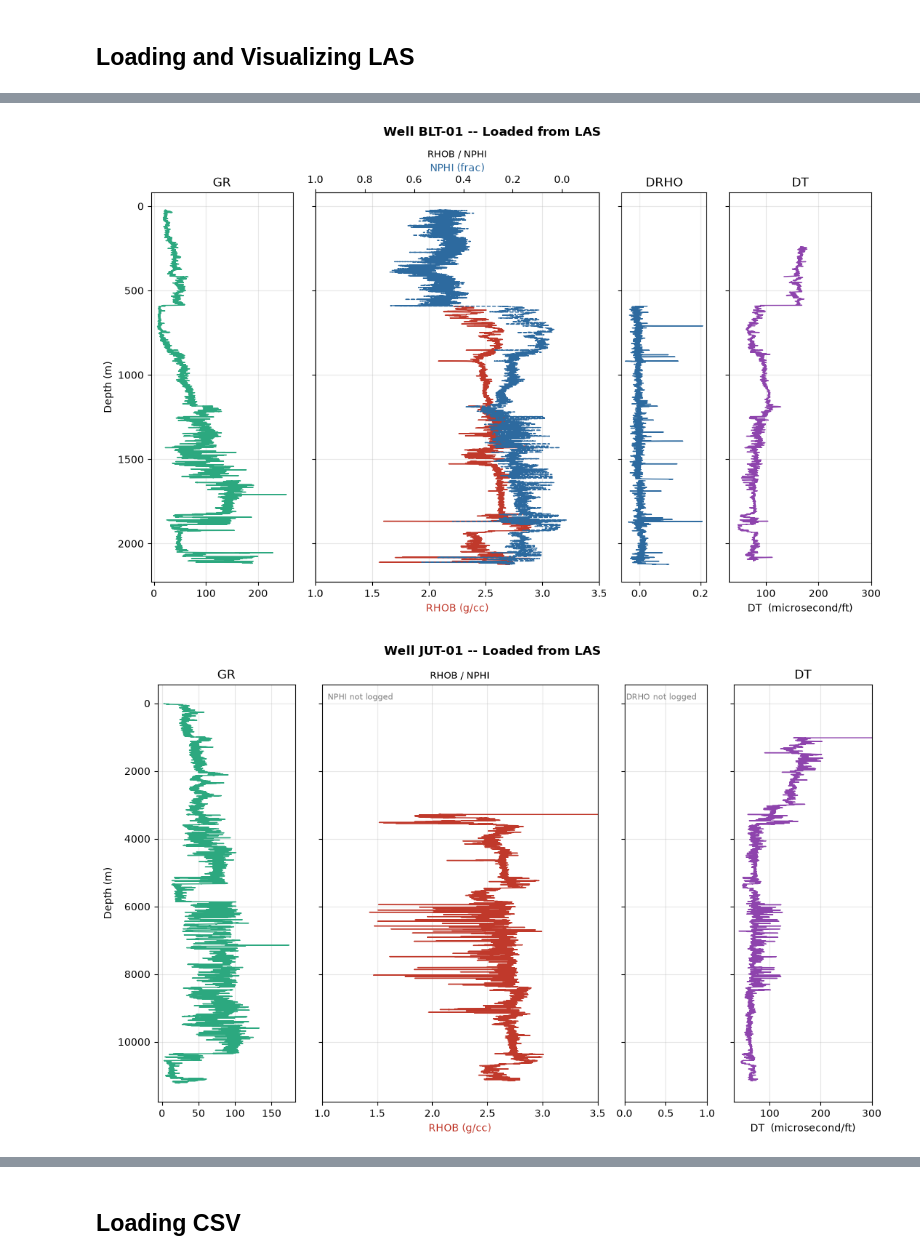
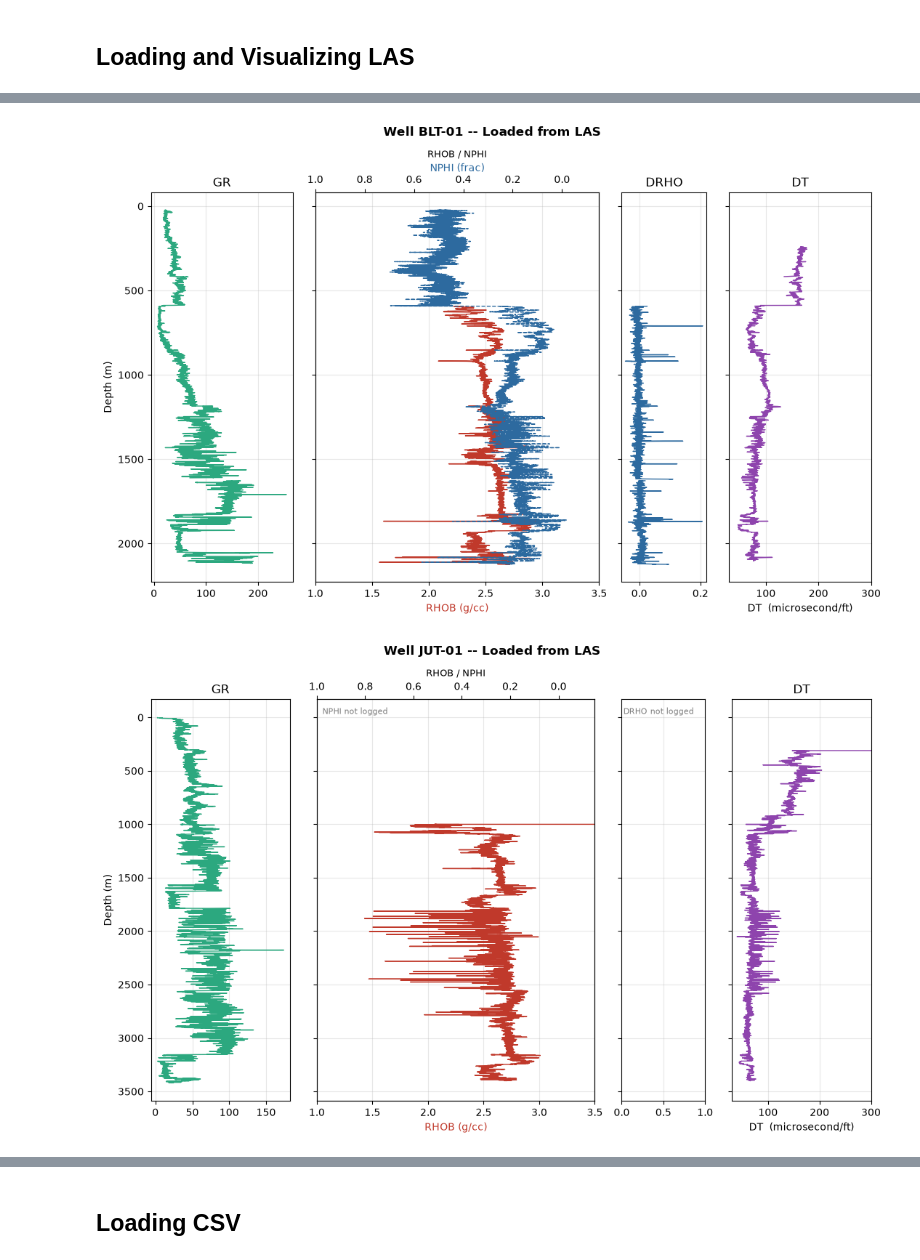
Before and after one commit to sadaraka-kadi/probable-eureka, a Jupyter notebook: notebooks/01_data_exploration.ipynb, the cells around one changed output, grey strips where cells are left out. Cells and saved outputs as stored; diff of their text form; code cells hidden in the pictures.

```diff
--- a/notebooks/01_data_exploration.ipynb
+++ b/notebooks/01_data_exploration.ipynb
@@ -30,9 +31,7 @@ dfs_las = {}
 
 for well in well_names:
     las = lasio.read(RAW / f"{well}.las")
-    df_las = las.df()
-    df_las.index.name = "MD"
-    df_las = df_las.reset_index()
+    df_las = las.df().reset_index()
 
     dfs_las[well] = df_las
 
@@ -59,52 +93,53 @@ Columns: ['MD', 'GR', 'DT', 'RHOB', 'DRHO', 'NPHI']
 # %%
-# GR, RHOB, NPHI, DRHO, DT/DTC logs plotted
+# GR, RHOB, NPHI, DRHO, DTC logs plotted
 for well in well_names:
     df_las = dfs_las[well]
 
-    df_las_clean = df_las.sort_values("MD")
+    depth_col = "MD_m"
+    df_las_clean = df_las.reset_index().sort_values(depth_col)
+    dfs_las[well] = df_las_clean
 
     fig, axes = plt.subplots(1, 4, figsize=(11, 7), sharey=True, gridspec_kw={"width_ratios": [1, 2, 0.6, 1]})
     fig.suptitle(f"Well {well} -- Loaded from LAS", fontsize=12, fontweight="bold")
 
-    axes[0].plot(df_las_clean["GR"], df_las_clean["MD"], color="#2ca87f", linewidth=1)
+    axes[0].plot(df_las_clean["GR"], df_las_clean[depth_col], color="#2ca87f", linewidth=1)
     axes[0].set_label("GR (API)")
     axes[0].set_title("GR")
     axes[0].invert_yaxis()
     axes[0].set_ylabel("Depth (m)")
 
     ax2a = axes[1]
-    ax2a.plot(df_las_clean["RHOB"], df_las_clean["MD"], color="#c0392b", linewidth=1, label="RHOB")
+    ax2b = ax2a.twiny()
+    ax2a.plot(df_las_clean["RHOB"], df_las_clean[depth_col], color="#c0392b", linewidth=1, label="RHOB")
     ax2a.set_xlabel("RHOB (g/cc)", color="#c0392b")
 
     if "NPHI" in df_las_clean.columns:
-        ax2b = ax2a.twiny()
-        ax2b.plot(df_las_clean["NPHI"], df_las_clean["MD"], color="#2d6a9f", linewidth=1, linestyle="--", label="NPHI")
+        ax2b.plot(df_las_clean["NPHI"], df_las_clean[depth_col], color="#2d6a9f", linewidth=1, linestyle="--", label="NPHI")
         ax2b.set_xlabel("NPHI (frac)", color="#2d6a9f")
     else:
         ax2a.text(0.02, 0.98, "NPHI not logged", transform=ax2a.transAxes, va="top", fontsize=8, color="gray")
     axes[1].set_title("RHOB / NPHI", fontsize=9)
     ax2a.set_xlim(1.0, 3.5)
     ax2b.set_xlim(1.0, -0.15)
 
     if "DRHO" in df_las_clean.columns:
-        axes[2].plot(df_las_clean["DRHO"], df_las_clean["MD"], color="#2d6a9f", linewidth=1)
+        axes[2].plot(df_las_clean["DRHO"], df_las_clean[depth_col], color="#2d6a9f", linewidth=1)
         axes[2].set_label("DRHO  (g/cc)")
         axes[2].set_title("DRHO")
     else:
         axes[2].text(0.02, 0.98, "DRHO not logged", transform=axes[2].transAxes, va="top", fontsize=8, color="gray")
 
-    dt_col = "DT" if "DT" in df_las_clean.columns else ("DTC" if "DTC" in df_las_clean.columns else None)
-
-    axes[3].plot(df_las_clean[dt_col], df_las_clean["MD"], color="#8e44ad", linewidth=1)
-    axes[3].set_xlabel("DT  (microsecond/ft)")
-    axes[3].set_title("DT")
-    axes[3].set_xlim(30, 300)
+    if "DTC" in df_las_clean.columns:
+        axes[3].plot(df_las_clean["DTC"], df_las_clean[depth_col], color="#8e44ad", linewidth=1)
+        axes[3].set_xlabel("DT  (microsecond/ft)")
+        axes[3].set_title("DT")
+        axes[3].set_xlim(30, 300)
 
     for ax in axes:
         ax.grid(True, alpha=0.3)
 
     plt.tight_layout()
     plt.show()
 # %% [output]
 [figure]
-[figure, old version]
+[figure, new version]
```
Also changed, not shown: parts of 42 cells of this notebook.
